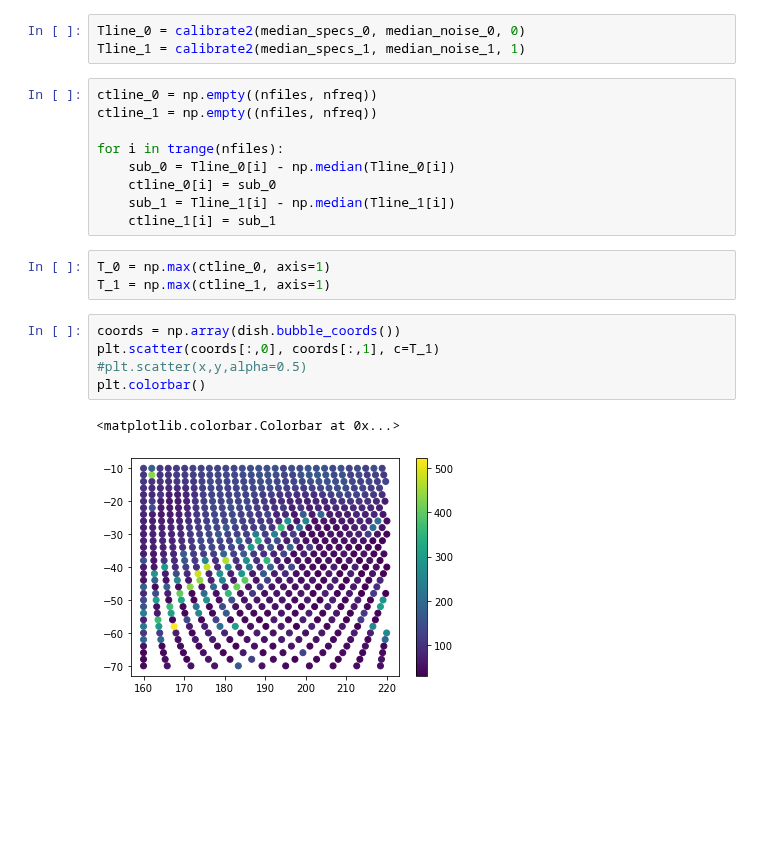
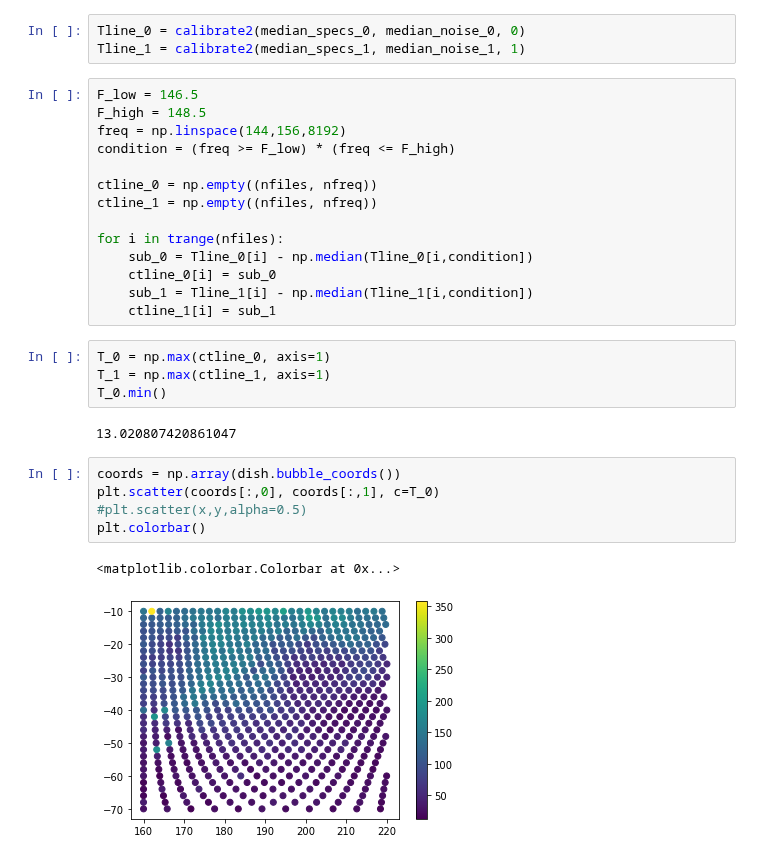
Before and after one commit to nolanylee/astro121lab, a Jupyter notebook: data_calibration.ipynb, the cells around one changed output. Cells and saved outputs as stored; diff of their text form; blank space fills up the shorter version.

```diff
--- a/data_calibration.ipynb
+++ b/data_calibration.ipynb
@@ -96,22 +96,30 @@ median_noise_1 = np.median(noise_1, axis=1)
 Tline_0 = calibrate2(median_specs_0, median_noise_0, 0)
 Tline_1 = calibrate2(median_specs_1, median_noise_1, 1)
 # %%
+F_low = 146.5
+F_high = 148.5
+freq = np.linspace(144,156,8192)
+condition = (freq >= F_low) * (freq <= F_high)
+
 ctline_0 = np.empty((nfiles, nfreq))
 ctline_1 = np.empty((nfiles, nfreq))
 
 for i in trange(nfiles):
-    sub_0 = Tline_0[i] - np.median(Tline_0[i])
+    sub_0 = Tline_0[i] - np.median(Tline_0[i,condition])
     ctline_0[i] = sub_0
-    sub_1 = Tline_1[i] - np.median(Tline_1[i])
+    sub_1 = Tline_1[i] - np.median(Tline_1[i,condition])
     ctline_1[i] = sub_1
 # %%
 T_0 = np.max(ctline_0, axis=1)
 T_1 = np.max(ctline_1, axis=1)
+T_0.min()
+# %% [output]
+13.020807420861047
 # %%
 coords = np.array(dish.bubble_coords())
-plt.scatter(coords[:,0], coords[:,1], c=T_1)
+plt.scatter(coords[:,0], coords[:,1], c=T_0)
 #plt.scatter(x,y,alpha=0.5)
 plt.colorbar()
 # %% [output]
 <matplotlib.colorbar.Colorbar at 0x...>
-[figure, old version]
+[figure, new version]
```
